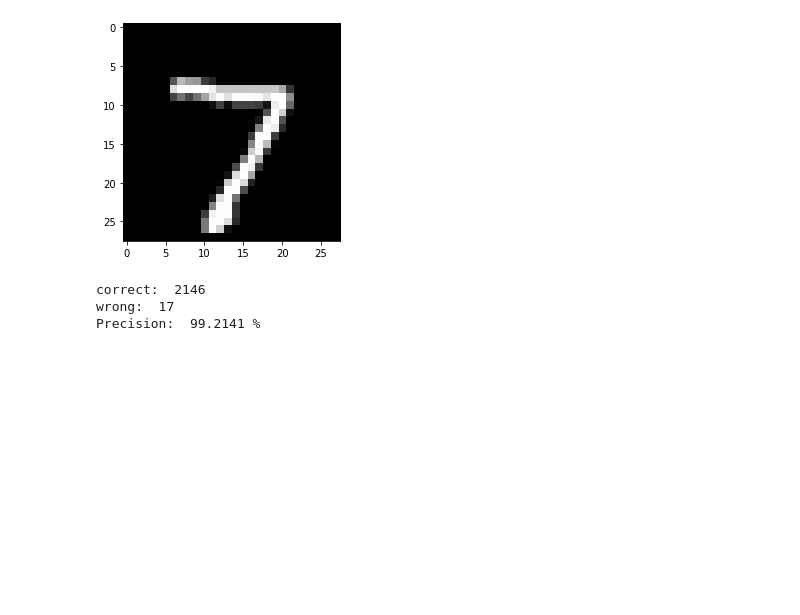
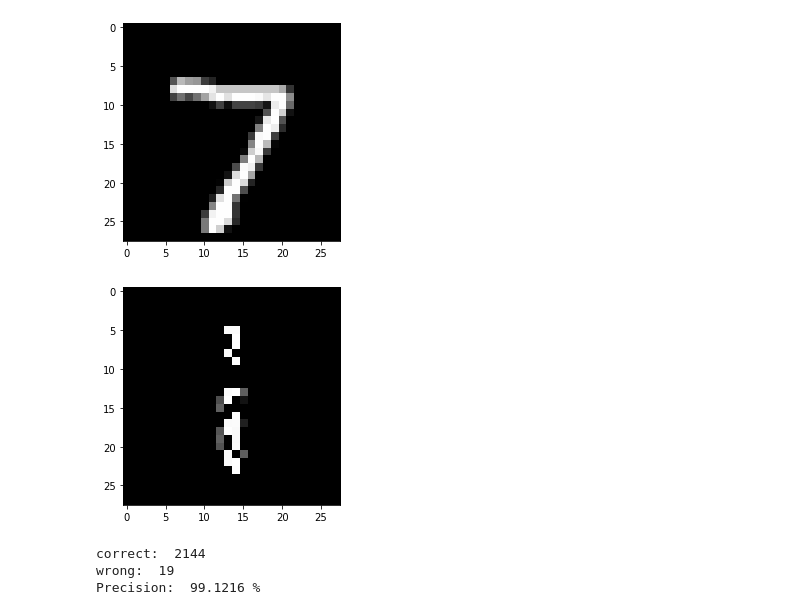
Before and after one commit to RX-0-95/linear_classifier_proj1, a Jupyter notebook: proj_linear_classifier_notebk.ipynb, the cells around one changed output. Saved outputs shown, nothing was run; the diff lists cells and outputs as text; code cells hidden in the pictures; blank space fills up the shorter version.

```diff
--- a/proj_linear_classifier_notebk.ipynb
+++ b/proj_linear_classifier_notebk.ipynb
@@ -95,6 +95,15 @@ class MyClassifier:
         #constrains
         constraints = []
         label_1 = train_label[0]
+        #Erease the data based on p
+        #drop_count = 0
+        for i in range(0, len(train_data)):
+            for j in range(0, len(train_data[i])):
+                if(random.uniform(0,1)<p):
+                    train_data[i][j] = 0
+                    #drop_count+=1
+        #print("Total Drop: ", drop_count)
+        #printImg(train_data[25])
         for i in range(0, len(train_label)):
             #check the length of the train data
             assert True==(len(train_data[i])==self.M)
@@ -184,9 +193,12 @@ class MyClassifier:
 # %%
 ####################Example of Training with class 1 and 7#########################
 classifier = MyClassifier(2, 28*28)
 Train_data_17,Train_label_17 = extract_two_digit(1,7,Train_data,Train_label)
 Test_data_17,Test_label_17 = extract_two_digit(1,7,Test_data,Test_label)
-classifier.train(1,Train_data_17, Train_label_17)
+classifier.train(0.6,Train_data_17, Train_label_17)
+#classifier.train(0.6,Test_data_17, Test_label_17)
+# %% [output]
+[figure, added]
 # %%
 #############################Test the classifer###############################
 labelPresent_1 = Train_label_17[0] #The first data in the train data set will 1 in this binary classifer, the other one is -1
@@ -205,6 +217,6 @@ print ("correct: ", correct_count)
 print("wrong: ", wrong_count)
 print("Precision: " ,round(correct_percentage,4),"%")
 # %% [output]
-correct:  2146
-wrong:  17
-Precision:  99.2141 %
+correct:  2144
+wrong:  19
+Precision:  99.1216 %
```
Also changed, not shown: parts of 1 cell of this notebook, 1 other file.
